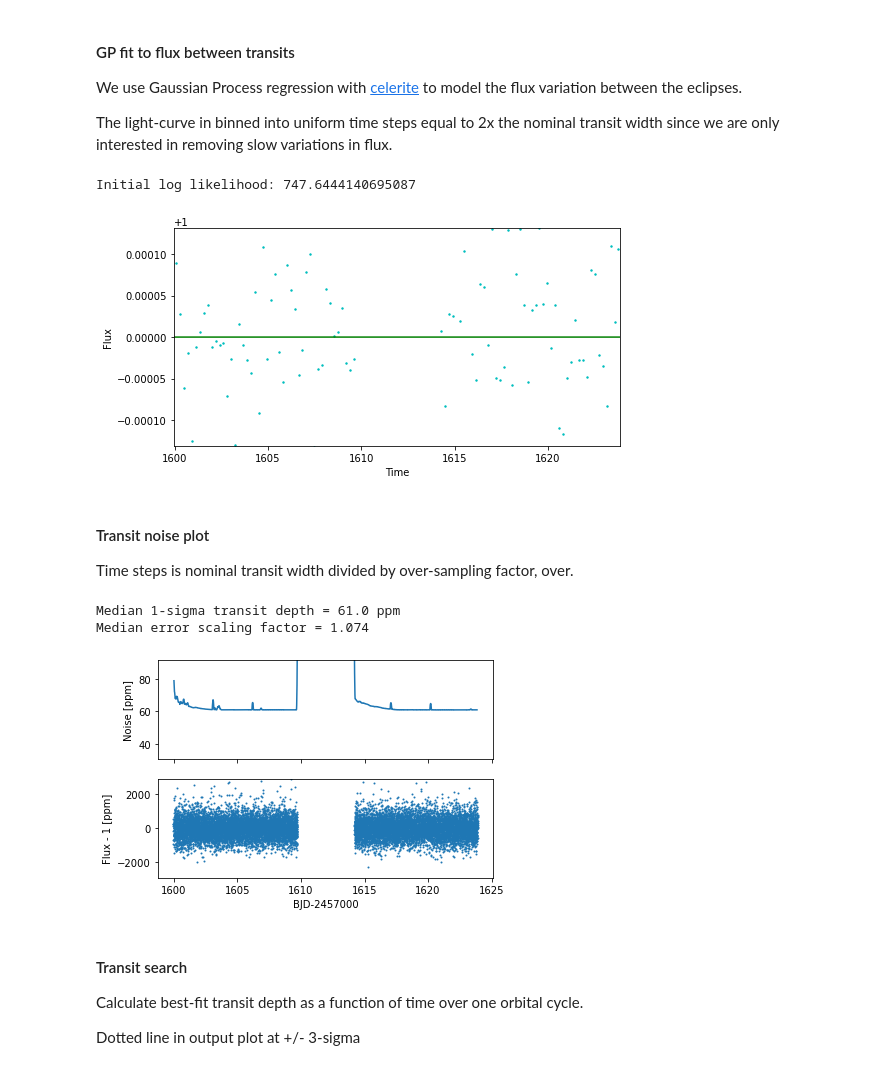
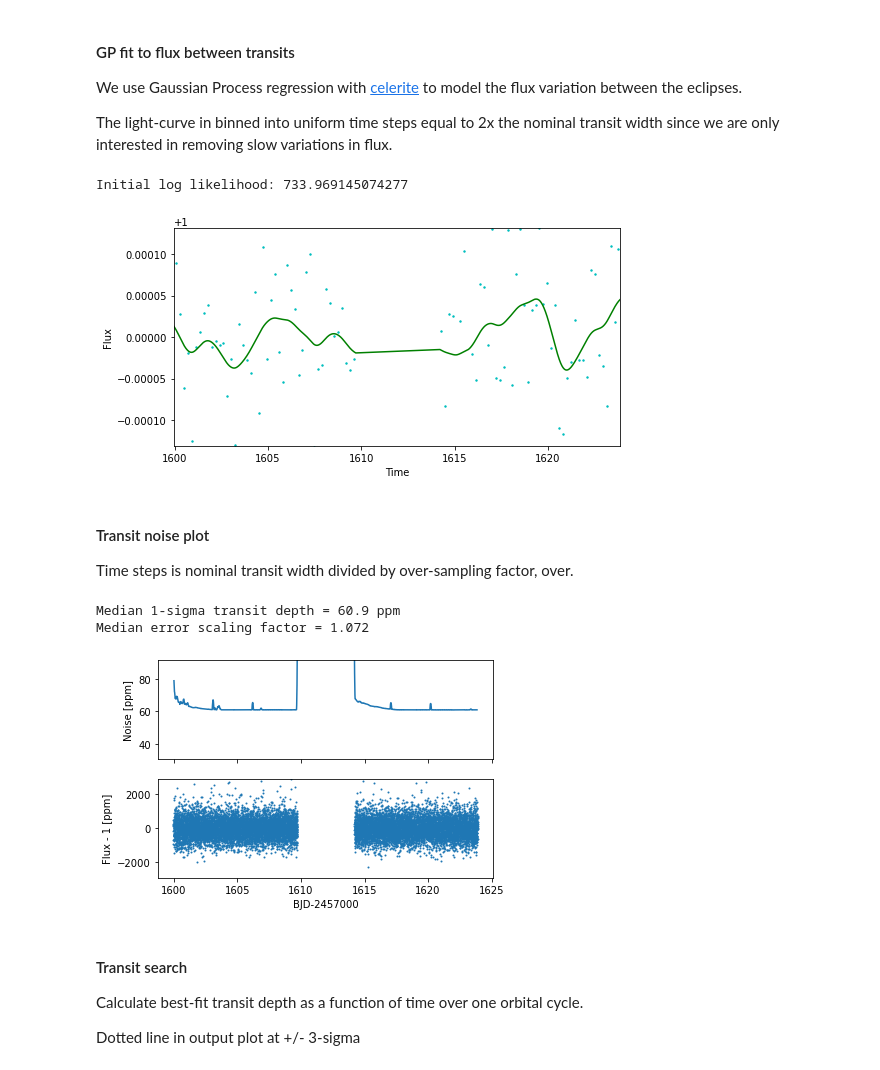
Before and after one commit to pmaxted/pycheops, a Jupyter notebook: pycheops/examples/Notebooks/TESS_HIP_68468_radius_limit.ipynb, the cells around one changed output. Cells and saved outputs as stored; diff of their text form; code cells hidden in the pictures.

Commit message:
Update TESS example notebooks to celerite2

```diff
--- a/pycheops/examples/Notebooks/TESS_HIP_68468_radius_limit.ipynb
+++ b/pycheops/examples/Notebooks/TESS_HIP_68468_radius_limit.ipynb
@@ -95,50 +95,60 @@ t_bin = np.zeros(n_bin)
 f_bin = np.zeros(n_bin)
 e_bin = np.zeros(n_bin)
 min_in_bin = 8
 for i,n in enumerate(n_in_bin):
     if n > min_in_bin:
         t_bin[i] = mean(tjd[bin_indices == i+1])
         f_bin[i] = median(flux_r[bin_indices == i+1])
         e_bin[i] = 1.25*mean(abs(flux_r[bin_indices == i+1] - f_bin[i]))/sqrt(n)
 
 mask_not_empty = (e_bin > 0)
 t_bin = t_bin[mask_not_empty]
 f_bin = f_bin[mask_not_empty]
 e_bin = e_bin[mask_not_empty]
 
-Q = 1.0
-w0 = 1.0
+
+Q = 1
+w0 = 1
 S0 = np.var(f_bin) / (w0 * Q)
-bounds = dict(log_S0=(-25, 25), log_Q=(-25, 25), log_omega0=(-25, 25))
-kernel = terms.SHOTerm(log_S0=np.log(S0), log_Q=np.log(Q), log_omega0=np.log(w0),
-                        bounds=bounds)
-bounds = dict(log_sigma=(-25, 25))
-kernel += terms.JitterTerm(log_sigma=-10,bounds=bounds)
-gp = celerite.GP(kernel, mean=1)
-gp.compute(t_bin, yerr=e_bin)  # You always need to call compute once.
+
+kernel = terms.SHOTerm(S0=S0, Q=Q, w0=w0)
+gp = celerite2.GaussianProcess(kernel, mean=1)
+gp.compute(t_bin, yerr=e_bin)
 print("Initial log likelihood: {0}".format(gp.log_likelihood(f_bin)))
-def neg_log_like(params, f_bin, gp):
-    gp.set_parameter_vector(params)
+
+def set_params(params, gp):
+    gp.mean = params[0]
+    theta = np.exp(params[1:])
+    gp.kernel = terms.SHOTerm(S0=theta[0], Q=theta[1], w0=theta[2])
+    return gp
+
+def neg_log_like(params, gp):
+    gp = set_params(params, gp)
+    gp.recompute(quiet=True)
     return -gp.log_likelihood(f_bin)
 
-initial_params = gp.get_parameter_vector()
-bounds = gp.get_parameter_bounds()
-result_gp = minimize(neg_log_like, initial_params, method="L-BFGS-B", bounds=bounds, args=(f_bin, gp))
-gp.set_parameter_vector(result_gp.x)
+initial_params = np.log([1, Q, w0, S0])
+bounds = ((-5,5),(-5, 5),(-5, 5),(-15, 15))
+soln = minimize(neg_log_like, initial_params, method="L-BFGS-B",
+                bounds=bounds,args=(gp))
+opt_gp = set_params(soln.x, gp)
+gp.recompute(quiet=True)
+
 pred_mean = gp.predict(f_bin, tjd,return_cov=False,return_var=False)
+
 
 fig1, ax1 = subplots(figsize=(8,4))
 ax1.scatter(t_bin,f_bin,s=2,c='c')
 ax1.plot(tjd, pred_mean, color='g',ms=2)
 ax1.set_xlim(min(tjd),max(tjd))
 ax1.set_ylim(1-2*f_bin.std(),1+2*f_bin.std())
 ax1.set_xlabel('Time')
 ax1.set_ylabel('Flux')
 flux = flux_r/pred_mean
 ferr = ferr_r/pred_mean
 # %% [output]
-Initial log likelihood: 747.6444140695087
+Initial log likelihood: 733.969145074277
-[figure, old version]
+[figure, new version]
 # %% [markdown]
 #### Transit noise plot
 
@@ -170,8 +180,8 @@ D = np.nanmedian(tn)*1e-6
 print('Median 1-sigma transit depth = {:0.1f} ppm'.format(np.nanmedian(tn)))
 print('Median error scaling factor = {:0.3f}'.format(np.nanmedian(tf)))
 # %% [output]
-Median 1-sigma transit depth = 61.0 ppm
-Median error scaling factor = 1.074
+Median 1-sigma transit depth = 60.9 ppm
+Median error scaling factor = 1.072
 [figure]
 # %% [markdown]
 #### Transit search
```
Also changed, not shown: parts of 5 cells of this notebook, 4 other files.
